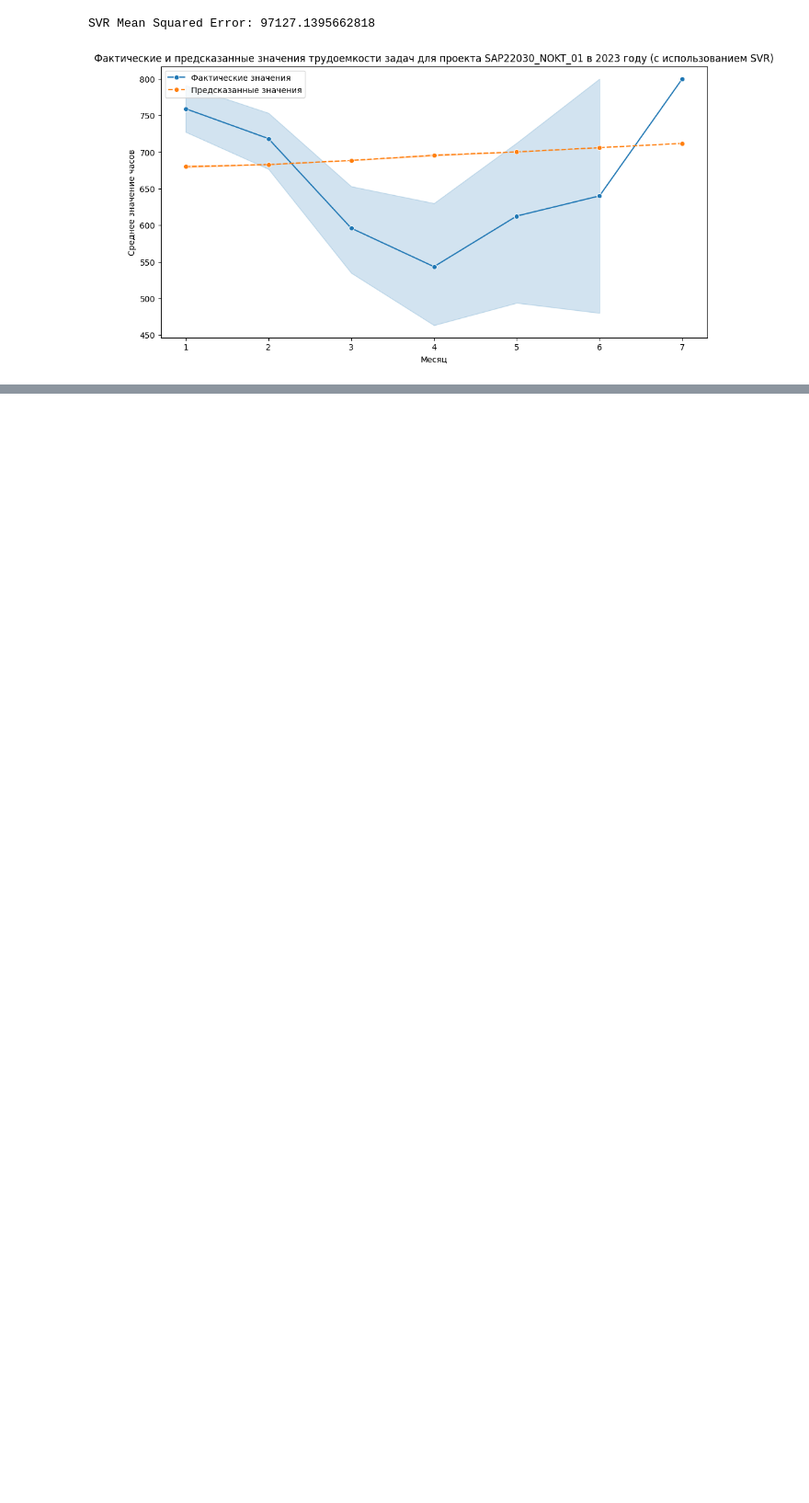
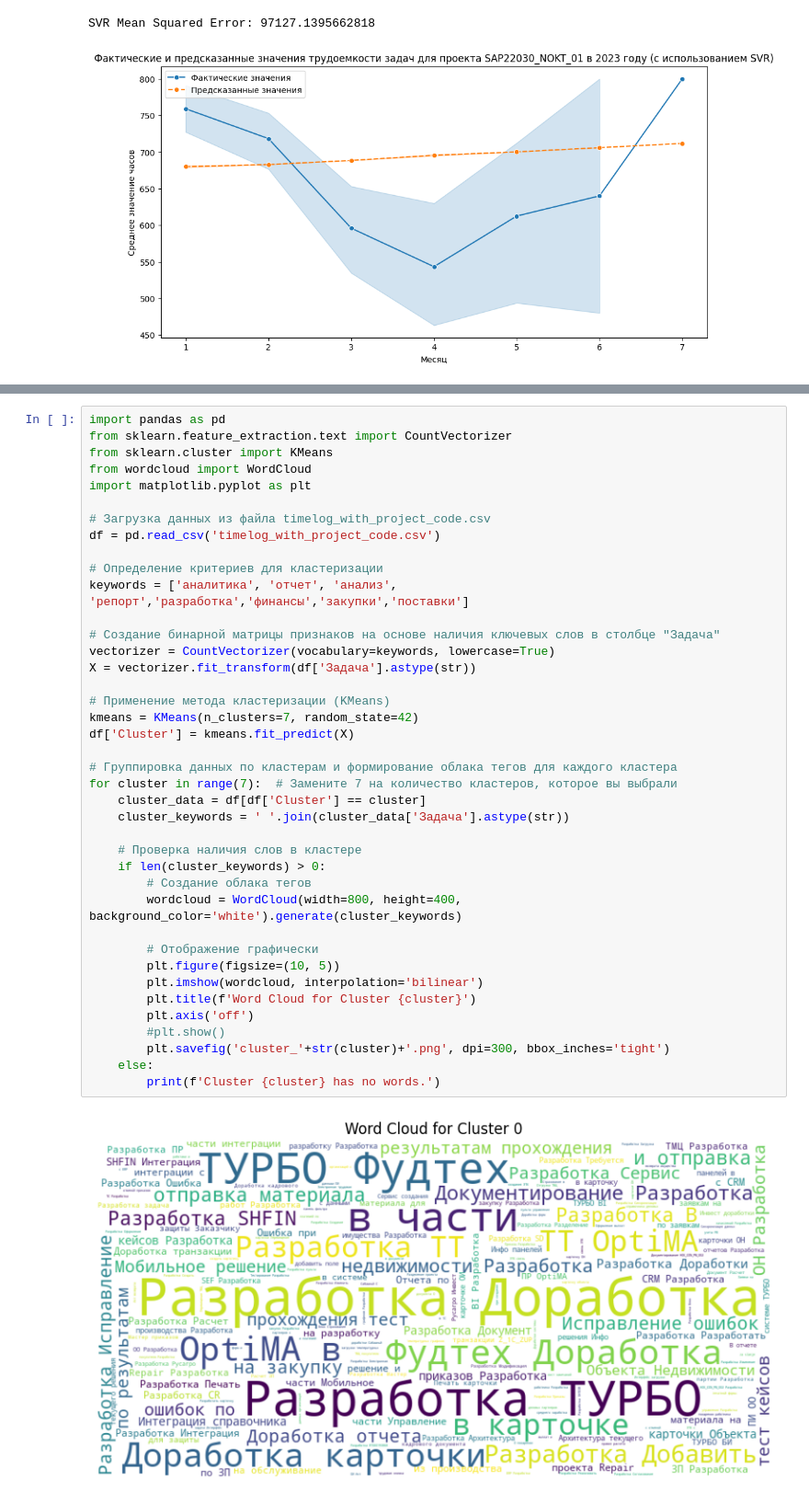
Before and after one commit to SofiFairyTell/BigData, a Jupyter notebook: Person.ipynb, the cells around one changed output, grey strips where cells are left out. Shown at 92% size. Cells and saved outputs as stored; diff of their text form; blank space fills up the shorter version.

```diff
--- a/Person.ipynb
+++ b/Person.ipynb
@@ -536,0 +579,42 @@ SVR Mean Squared Error: 97127.1395662818
+# %%
+import pandas as pd
+from sklearn.feature_extraction.text import CountVectorizer
+from sklearn.cluster import KMeans
+from wordcloud import WordCloud
+import matplotlib.pyplot as plt
+
+# Загрузка данных из файла timelog_with_project_code.csv
+df = pd.read_csv('timelog_with_project_code.csv')
+
+# Определение критериев для кластеризации
+keywords = ['аналитика', 'отчет', 'анализ', 'репорт','разработка','финансы','закупки','поставки']
+
+# Создание бинарной матрицы признаков на основе наличия ключевых слов в столбце "Задача"
+vectorizer = CountVectorizer(vocabulary=keywords, lowercase=True)
+X = vectorizer.fit_transform(df['Задача'].astype(str))
+
+# Применение метода кластеризации (KMeans)
+kmeans = KMeans(n_clusters=7, random_state=42)
+df['Cluster'] = kmeans.fit_predict(X)
+
+# Группировка данных по кластерам и формирование облака тегов для каждого кластера
+for cluster in range(7):  # Замените 7 на количество кластеров, которое вы выбрали
+    cluster_data = df[df['Cluster'] == cluster]
+    cluster_keywords = ' '.join(cluster_data['Задача'].astype(str))
+
+    # Проверка наличия слов в кластере
+    if len(cluster_keywords) > 0:
+        # Создание облака тегов
+        wordcloud = WordCloud(width=800, height=400, background_color='white').generate(cluster_keywords)
+
+        # Отображение графически
+        plt.figure(figsize=(10, 5))
+        plt.imshow(wordcloud, interpolation='bilinear')
+        plt.title(f'Word Cloud for Cluster {cluster}')
+        plt.axis('off')
+        #plt.show()
+        plt.savefig('cluster_'+str(cluster)+'.png', dpi=300, bbox_inches='tight')
+    else:
+        print(f'Cluster {cluster} has no words.')
+# %% [output]
+[figure, added]
```
Also changed, not shown: parts of 3 cells of this notebook, 8 other files.
